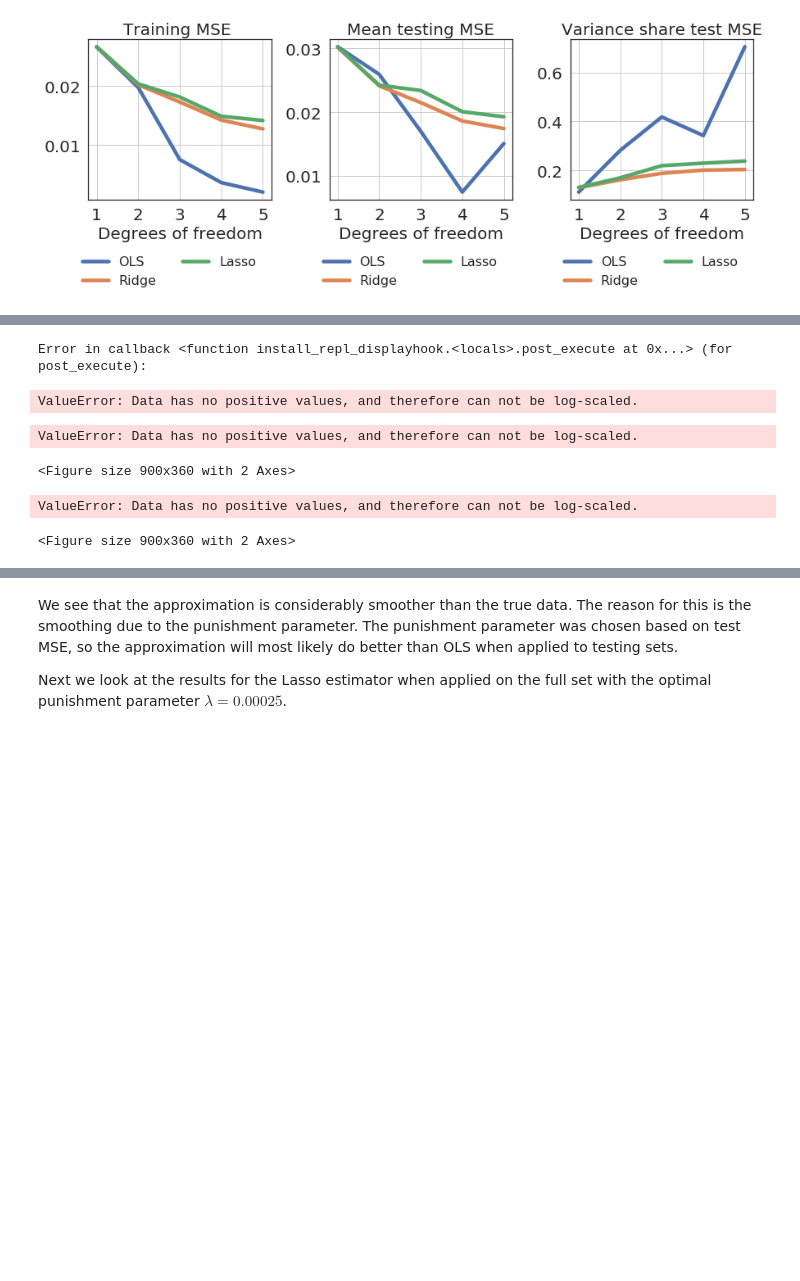
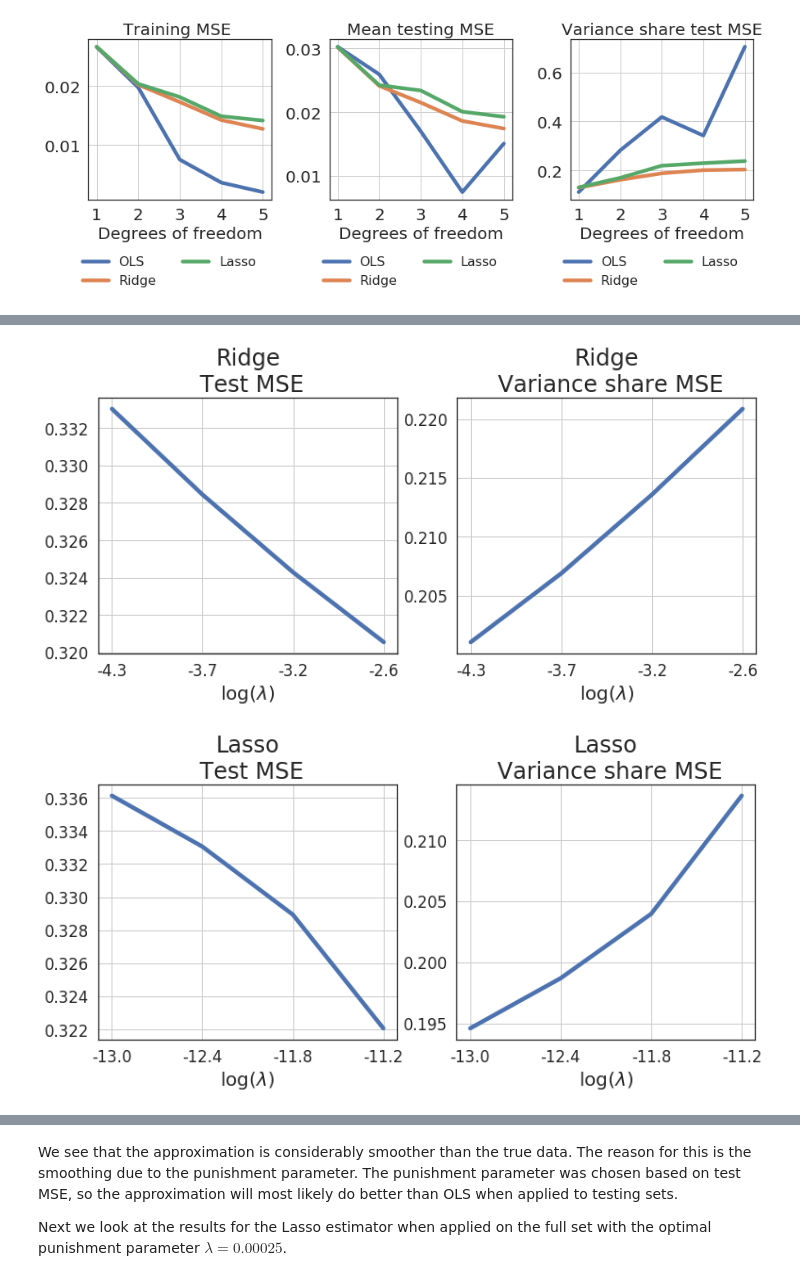
Before and after one commit to kaaja/ADAML, a Jupyter notebook: m1/m1Class.ipynb, the cells around one changed output, grey strips where cells are left out. Cells and saved outputs as stored; diff of their text form; code cells hidden in the pictures; blank space fills up the shorter version.

```diff
--- a/m1/m1Class.ipynb
+++ b/m1/m1Class.ipynb
@@ -85,13 +113,17 @@ The figure to the right, which shows the variance share of total MSE, illustrats
 The middle figure above suggests that the complexity can increase even more when applying the Ridge or the Lasse estimators. Without looking at the coefficient values, it can be misleading only looking at the degrees of freedom number to determine the optimal degrees of freedom. With Ridge and Lasso, several parameters can be close to zero, so that the effective degrees of freedom is less than what was sent into the model. This is a strength with the Ridge and Lasso estimator's. We can use high degrees of freedom, and the models themselves decides which of the parameters it will actually use, so we migth avoid doing this degrees of freedom analysis that we have done til now. <br>
 
 A natural next question is to ask about the optimal size of the punishment parameters. We will now study this question by solving the models for different values of punishment parameters.
-# %%
-tst1.punishmenParameterAnalysis()
-# %% [output]
-Error in callback <function install_repl_displayhook.<locals>.post_execute at 0x...> (for post_execute):
-ValueError: Data has no positive values, and therefore can not be log-scaled.
-ValueError: Data has no positive values, and therefore can not be log-scaled.
-<Figure size 900x360 with 2 Axes>
-ValueError: Data has no positive values, and therefore can not be log-scaled.
-<Figure size 900x360 with 2 Axes>
+# %%
+degree=5
+numberOfFolds = 10
+startLambdaRidge = 0.05
+startLambdaLasso = 0.000125
+numberOfPoints = 4
+maxIterations = 100000
+tst1.punishmenParameterAnalysis(degree=degree, numberOfFolds = numberOfFolds, startLambdaRidge=startLambdaRidge, \
+                                   startLambdaLasso = startLambdaLasso, numberOfPoints = numberOfPoints,\
+                                    maxIterations = maxIterations)
+# %% [output]
+[figure, added]
+[figure, added]
 # %% [markdown]
```
Also changed, not shown: parts of 12 cells of this notebook, 1 other file.
